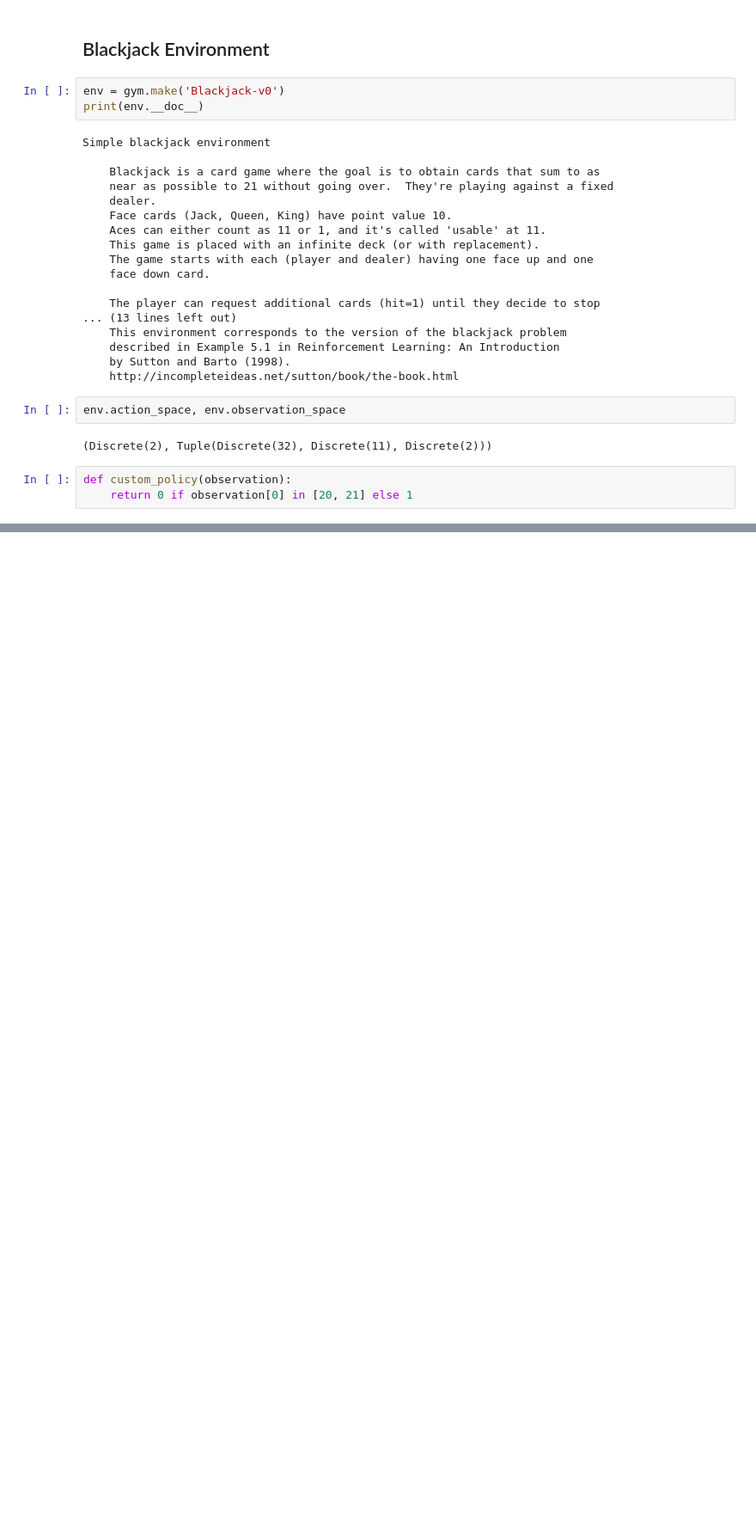
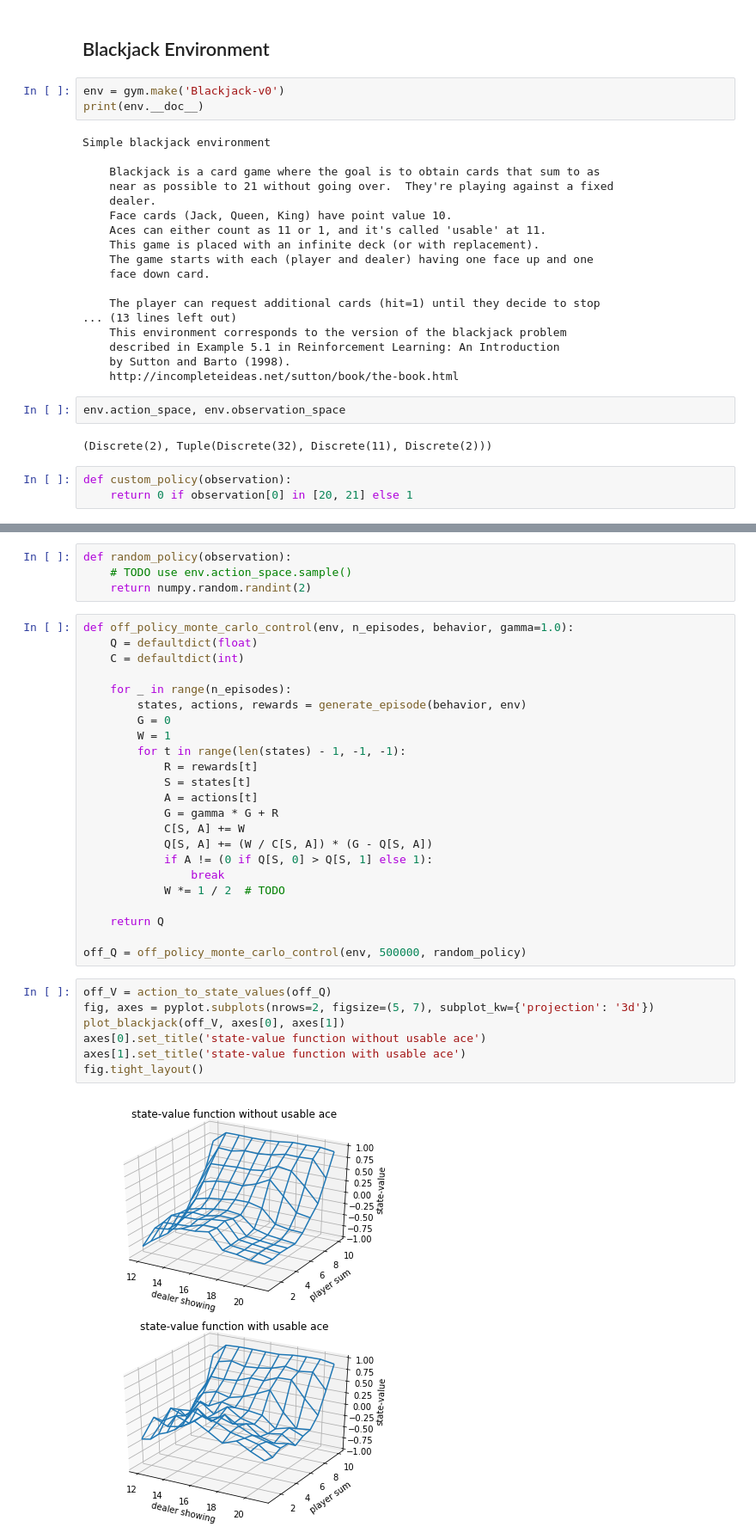
Before and after one commit to podondra/gym-rl, a Jupyter notebook: examples/monte-carlo.ipynb, the cells around one changed output, grey strips where cells are left out. Shown at 86% size. Saved outputs shown, nothing was run; the diff lists cells and outputs as text; blank space fills up the shorter version.

```diff
--- a/examples/monte-carlo.ipynb
+++ b/examples/monte-carlo.ipynb
@@ -111,0 +196,36 @@ plot_blackjack(V_)
+# %%
+def random_policy(observation):
+    # TODO use env.action_space.sample()
+    return numpy.random.randint(2)
+# %%
+def off_policy_monte_carlo_control(env, n_episodes, behavior, gamma=1.0):
+    Q = defaultdict(float)
+    C = defaultdict(int)
+
+    for _ in range(n_episodes):
+        states, actions, rewards = generate_episode(behavior, env)
+        G = 0
+        W = 1
+        for t in range(len(states) - 1, -1, -1):
+            R = rewards[t]
+            S = states[t]
+            A = actions[t]
+            G = gamma * G + R
+            C[S, A] += W
+            Q[S, A] += (W / C[S, A]) * (G - Q[S, A])
+            if A != (0 if Q[S, 0] > Q[S, 1] else 1):
+                break
+            W *= 1 / 2  # TODO
+
+    return Q
+
+off_Q = off_policy_monte_carlo_control(env, 500000, random_policy)
+# %%
+off_V = action_to_state_values(off_Q)
+fig, axes = pyplot.subplots(nrows=2, figsize=(5, 7), subplot_kw={'projection': '3d'})
+plot_blackjack(off_V, axes[0], axes[1])
+axes[0].set_title('state-value function without usable ace')
+axes[1].set_title('state-value function with usable ace')
+fig.tight_layout()
+# %% [output]
+[figure, added]
```
Also changed, not shown: parts of 12 cells of this notebook.
